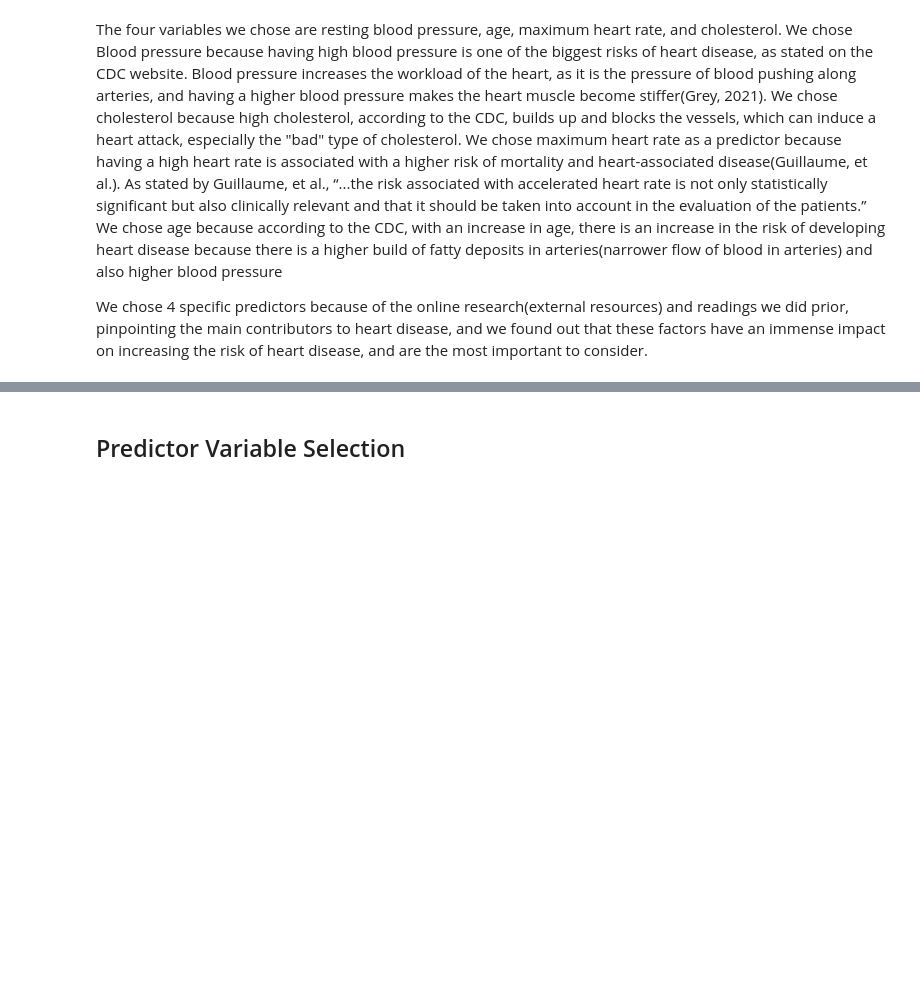
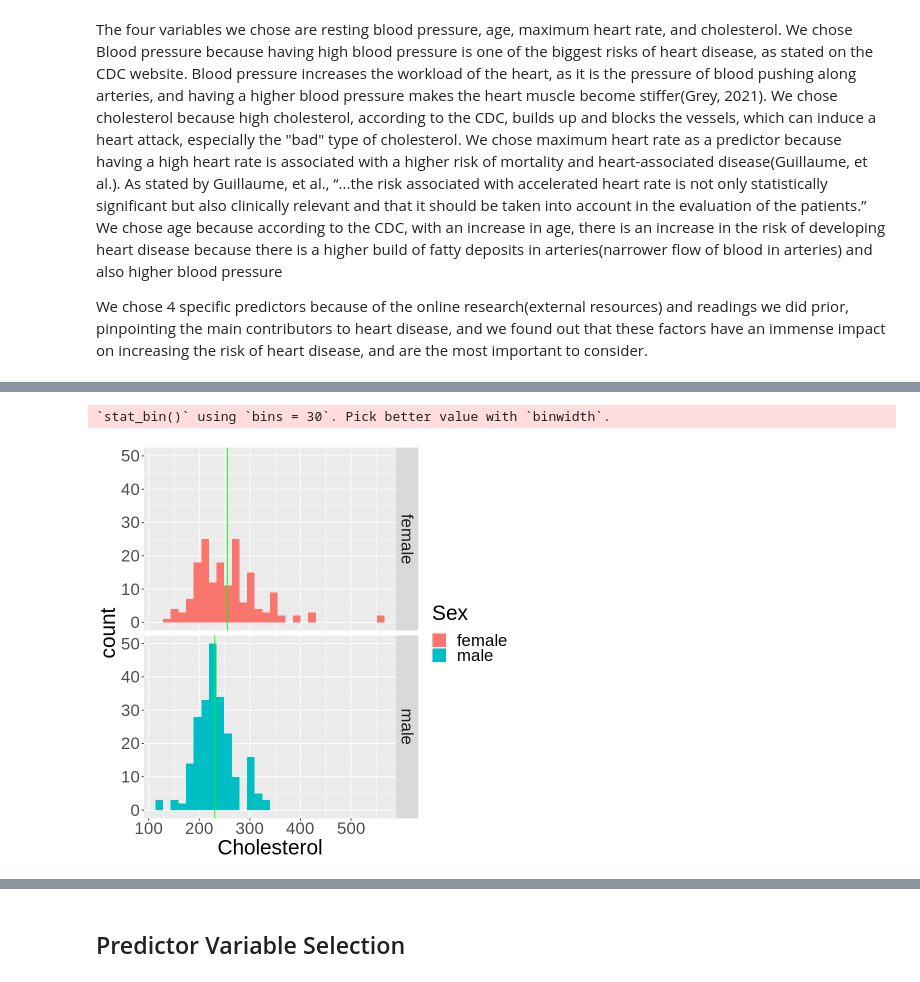
Before and after one commit to vyle2003/DSCI-100-Project, a Jupyter notebook: DSCI 100 Project Report.ipynb, the cells around one changed output, grey strips where cells are left out. Drawn from its saved outputs; the diff is of its cells as text; code cells hidden in the pictures; blank space fills up the shorter version.

Commit message:
Restructuring and Major Changes
Restructure the format
Change visualizations
Add descriptions to my part
Predictors only cholesterol and max heart rate

```diff
--- a/DSCI 100 Project Report.ipynb
+++ b/DSCI 100 Project Report.ipynb
@@ -146,0 +80,16 @@ All together, we want to try out the 4 variables age, maximum heart rate, restin
+# %%
+#change to the variables into their true data type
+heart_data  <- heart_data |>
+    filter(rm.na = TRUE) |>
+    mutate(sex = as_factor(sex), target = as_factor(target)) |>
+    select(age, sex, chol, trestbps, thalach, target)
+
+#Rename columns
+colnames(heart_data) <- c("age", "sex", "cholesterol", "rest_bp", "max_heart_rate", "disease_present")
+
+# changes 1 to male and 0 to female
+levels(heart_data$sex) <- c("female", "male")
+# changes disease_present to true/false (0 = false, 1 = true)
+levels(heart_data$disease_present) <- c(FALSE, TRUE)
+
+heart_data
@@ -146,0 +169,20 @@ All together, we want to try out the 4 variables age, maximum heart rate, restin
+# %%
+#creating a visualization for the relationship between the diagnosis of heart disease and the average cholesterol level based on each sex
+chol_mean <- heart_train |>
+    filter(disease_present == "TRUE") |>
+    group_by(sex) |>
+    mutate(mean_chol = mean(cholesterol))
+
+cholesterol_plot <- chol_mean |>
+    filter(disease_present == "TRUE") |>
+    ggplot(aes(x = cholesterol, fill = sex)) +
+    geom_histogram() +
+    labs(x = "Cholesterol", fill = "Sex") +
+    facet_grid(rows = vars (sex)) +
+    theme(text = element_text(size =25)) +
+    geom_vline(aes(xintercept = mean_chol, group = sex), colour = 'green')
+
+cholesterol_plot
+# %% [output]
+`stat_bin()` using `bins = 30`. Pick better value with `binwidth`.
+[figure, added]
```
Also changed, not shown: parts of 42 cells of this notebook.
